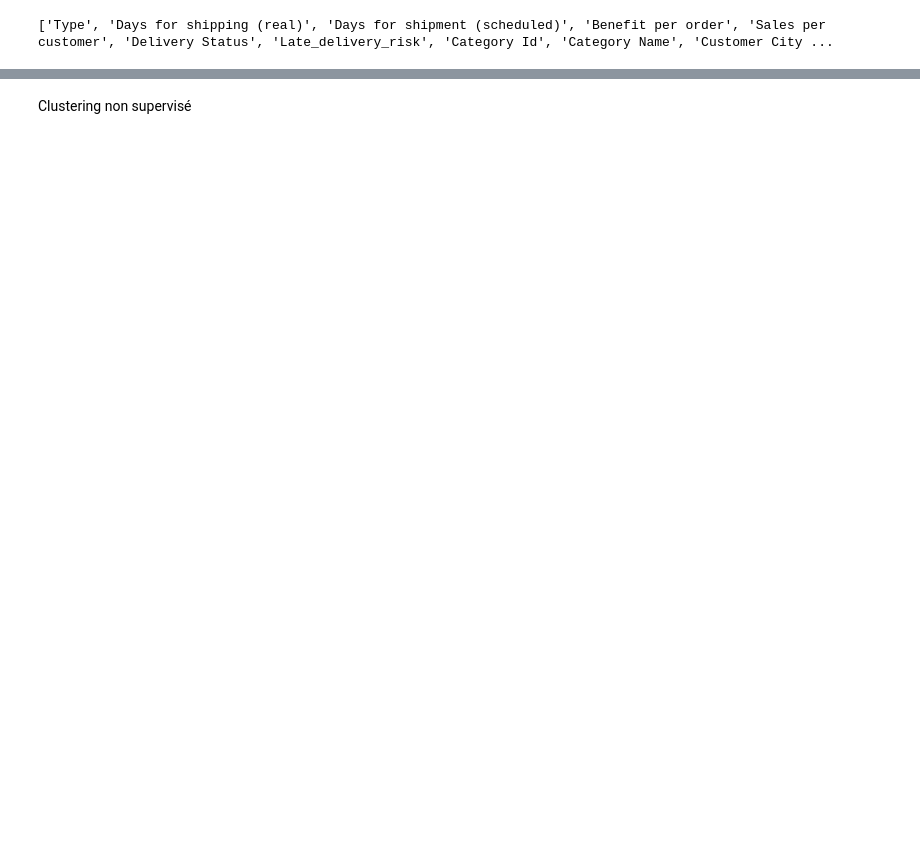
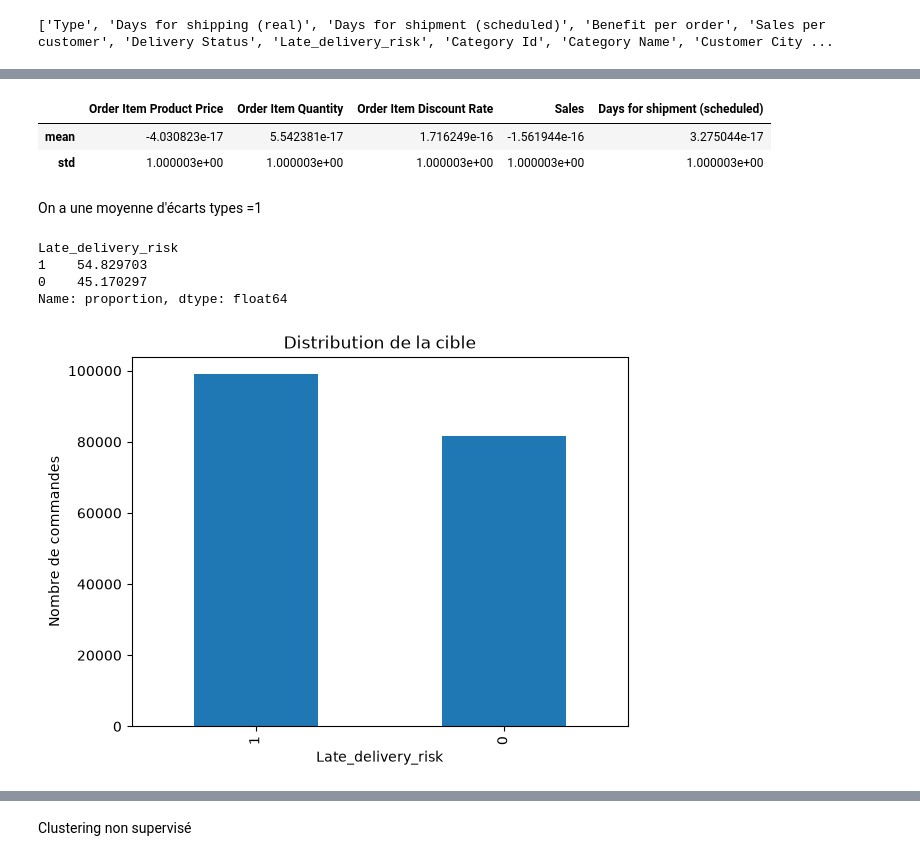
Before and after one commit to Nogarrr/Project-Supply-Chain, a Jupyter notebook: notebook_EDA_Supplychain.ipynb, the cells around one changed output, grey strips where cells are left out. Cells and saved outputs as stored; diff of their text form; code cells hidden in the pictures; blank space fills up the shorter version.

```diff
--- a/notebook_EDA_Supplychain.ipynb
+++ b/notebook_EDA_Supplychain.ipynb
@@ -252,0 +294,31 @@ print(list(df.columns))
+# %%
+from sklearn.preprocessing import StandardScaler
+
+num_cols = ["Order Item Product Price", "Order Item Quantity",
+            "Order Item Discount Rate", "Sales", "Days for shipment (scheduled)"]
+
+scaler = StandardScaler()
+X_scaled = scaler.fit_transform(df[num_cols])
+
+# Vérification : moyenne ~0, écart-type ~1 après mise à l'échelle
+pd.DataFrame(X_scaled, columns=num_cols).describe().loc[["mean", "std"]]
+# %% [output]
+|  | Order Item Product Price | Order Item Quantity | Order Item Discount Rate | Sales | Days for shipment (scheduled) |
+| mean | -4.030823e-17 | 5.542381e-17 | 1.716249e-16 | -1.561944e-16 | 3.275044e-17 |
+| std | 1.000003e+00 | 1.000003e+00 | 1.000003e+00 | 1.000003e+00 | 1.000003e+00 |
+# %% [markdown]
+On a une moyenne d'écarts types =1
+# %%
+print(df["Late_delivery_risk"].value_counts(normalize=True) * 100)
+
+df["Late_delivery_risk"].value_counts().plot(kind="bar")
+plt.xlabel("Late_delivery_risk")
+plt.ylabel("Nombre de commandes")
+plt.title("Distribution de la cible")
+plt.show()
+# %% [output]
+Late_delivery_risk
+1    54.829703
+0    45.170297
+Name: proportion, dtype: float64
+[figure, added]
```
Also changed, not shown: parts of 23 cells of this notebook.
